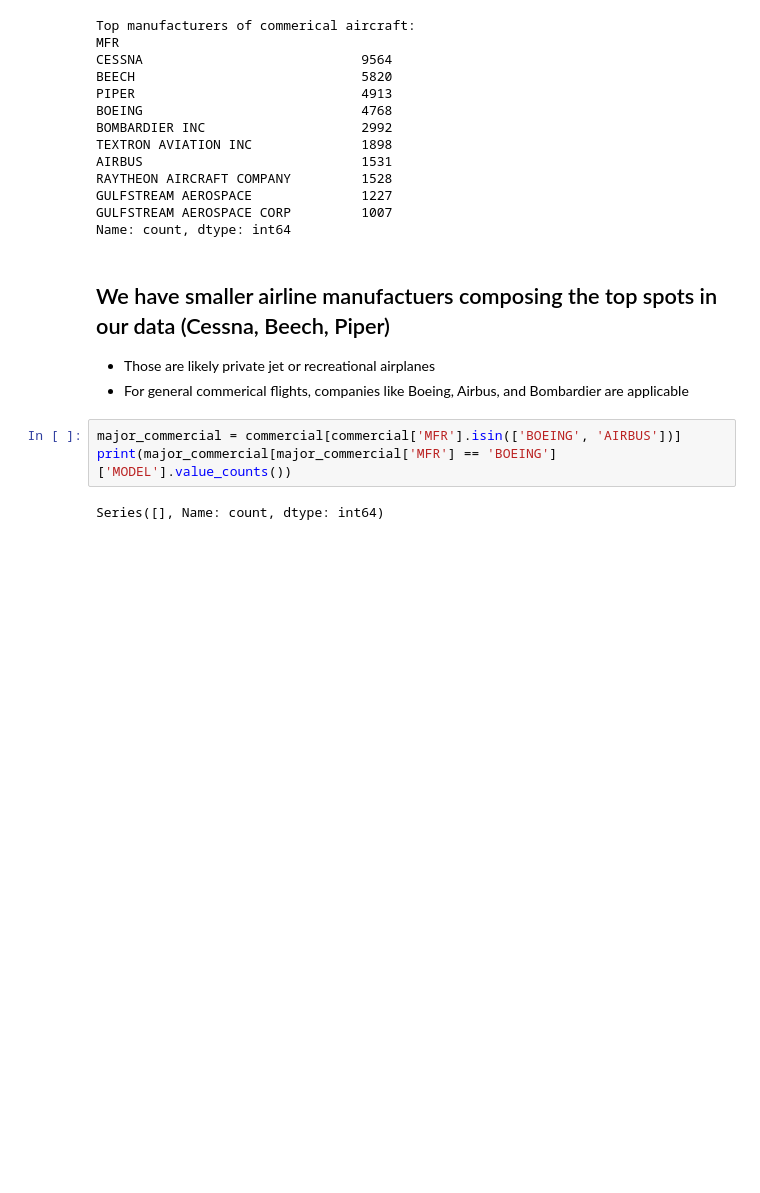
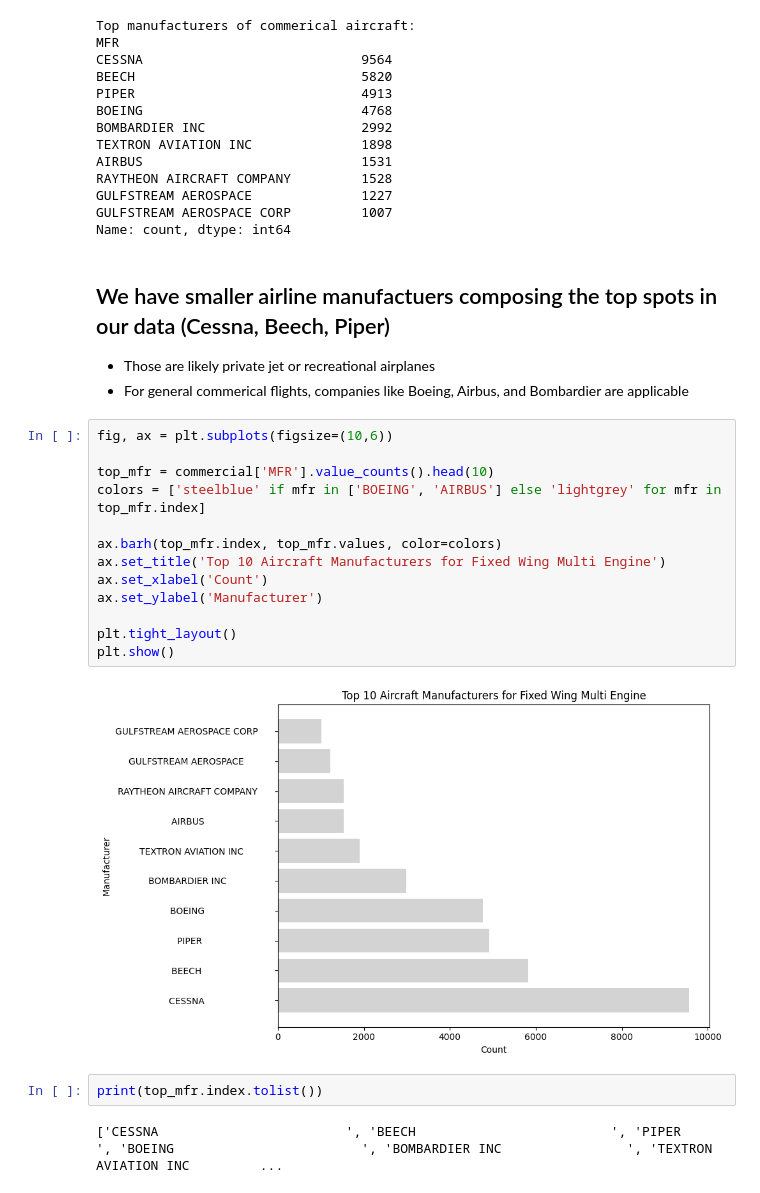
Before and after one commit to UC-Berkeley-I-School/207-Summer26-FinalProject-MLModel, a Jupyter notebook: teammates_notebook/justin_data_cleaning.ipynb, the cells around one changed output. Saved outputs shown, nothing was run; the diff lists cells and outputs as text; blank space fills up the shorter version.

```diff
--- a/teammates_notebook/justin_data_cleaning.ipynb
+++ b/teammates_notebook/justin_data_cleaning.ipynb
@@ -770,7 +838,21 @@ Name: count, dtype: int64
 - Those are likely private jet or recreational airplanes
 - For general commerical flights, companies like Boeing, Airbus, and Bombardier are applicable
 # %%
-major_commercial = commercial[commercial['MFR'].isin(['BOEING', 'AIRBUS'])]
-print(major_commercial[major_commercial['MFR'] == 'BOEING']['MODEL'].value_counts())
+fig, ax = plt.subplots(figsize=(10,6))
+
+top_mfr = commercial['MFR'].value_counts().head(10)
+colors = ['steelblue' if mfr in ['BOEING', 'AIRBUS'] else 'lightgrey' for mfr in top_mfr.index]
+
+ax.barh(top_mfr.index, top_mfr.values, color=colors)
+ax.set_title('Top 10 Aircraft Manufacturers for Fixed Wing Multi Engine')
+ax.set_xlabel('Count')
+ax.set_ylabel('Manufacturer')
+
+plt.tight_layout()
+plt.show()
 # %% [output]
-Series([], Name: count, dtype: int64)
+[figure, added]
+# %%
+print(top_mfr.index.tolist())
+# %% [output]
+['CESSNA                        ', 'BEECH                         ', 'PIPER                         ', 'BOEING                        ', 'BOMBARDIER INC                ', 'TEXTRON AVIATION INC         ...
```
Also changed, not shown: parts of 28 cells of this notebook.
